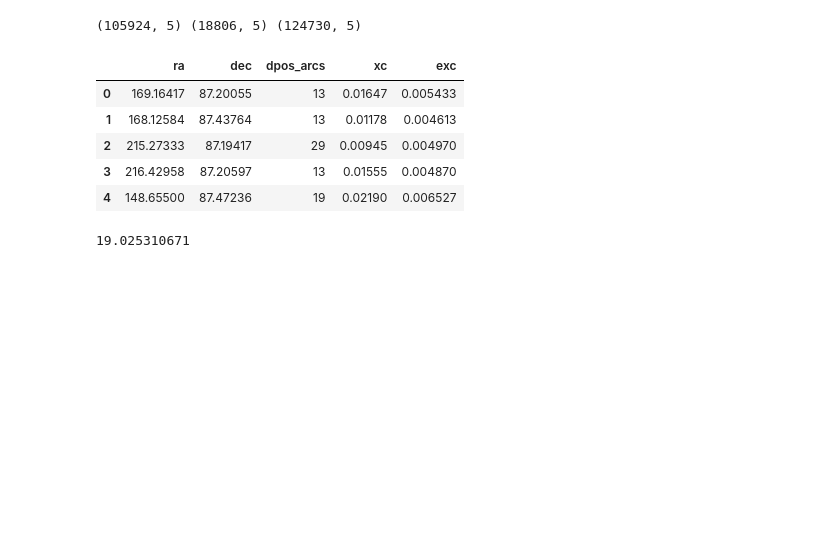
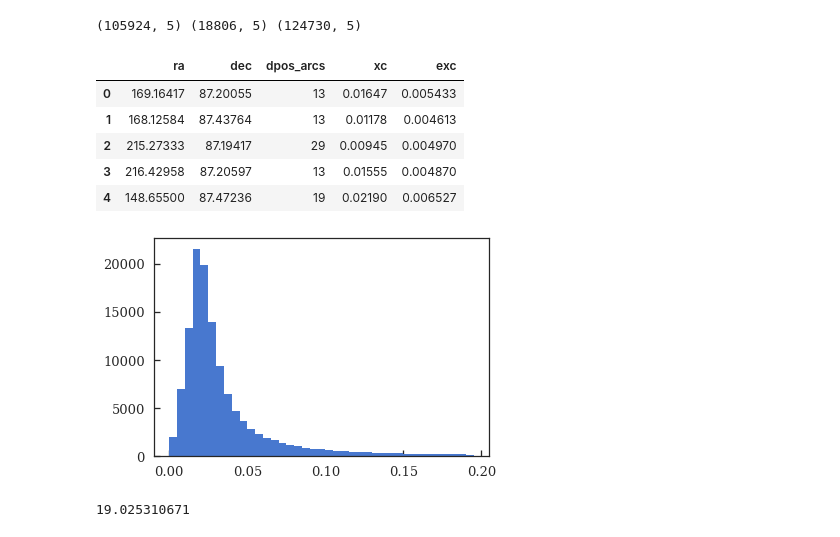
Before and after one commit to leogulus/XRay-Project, a Jupyter notebook: 01_matching_catalog_new.ipynb, the cells around one changed output. Cells and saved outputs as stored; diff of their text form; code cells hidden in the pictures; blank space fills up the shorter version.

```diff
--- a/01_matching_catalog_new.ipynb
+++ b/01_matching_catalog_new.ipynb
@@ -58,6 +58,10 @@ rosat.head()
 | 2 | 215.27333 | 87.19417 | 29 | 0.00945 | 0.004970 |
 | 3 | 216.42958 | 87.20597 | 13 | 0.01555 | 0.004870 |
 | 4 | 148.65500 | 87.47236 | 19 | 0.02190 | 0.006527 |
+# %%
+plt.hist(rosat.xc, bins=np.arange(0,0.2,0.005));
+# %% [output]
+[figure, added]
 # %%
 plt.hist(rosat.dpos_arcs,bins=[0,10,20,30,40,50,60,70,80,90,100]);
 print np.mean(rosat.dpos_arcs)
```
Also changed, not shown: parts of 17 cells of this notebook, 6 other files.
